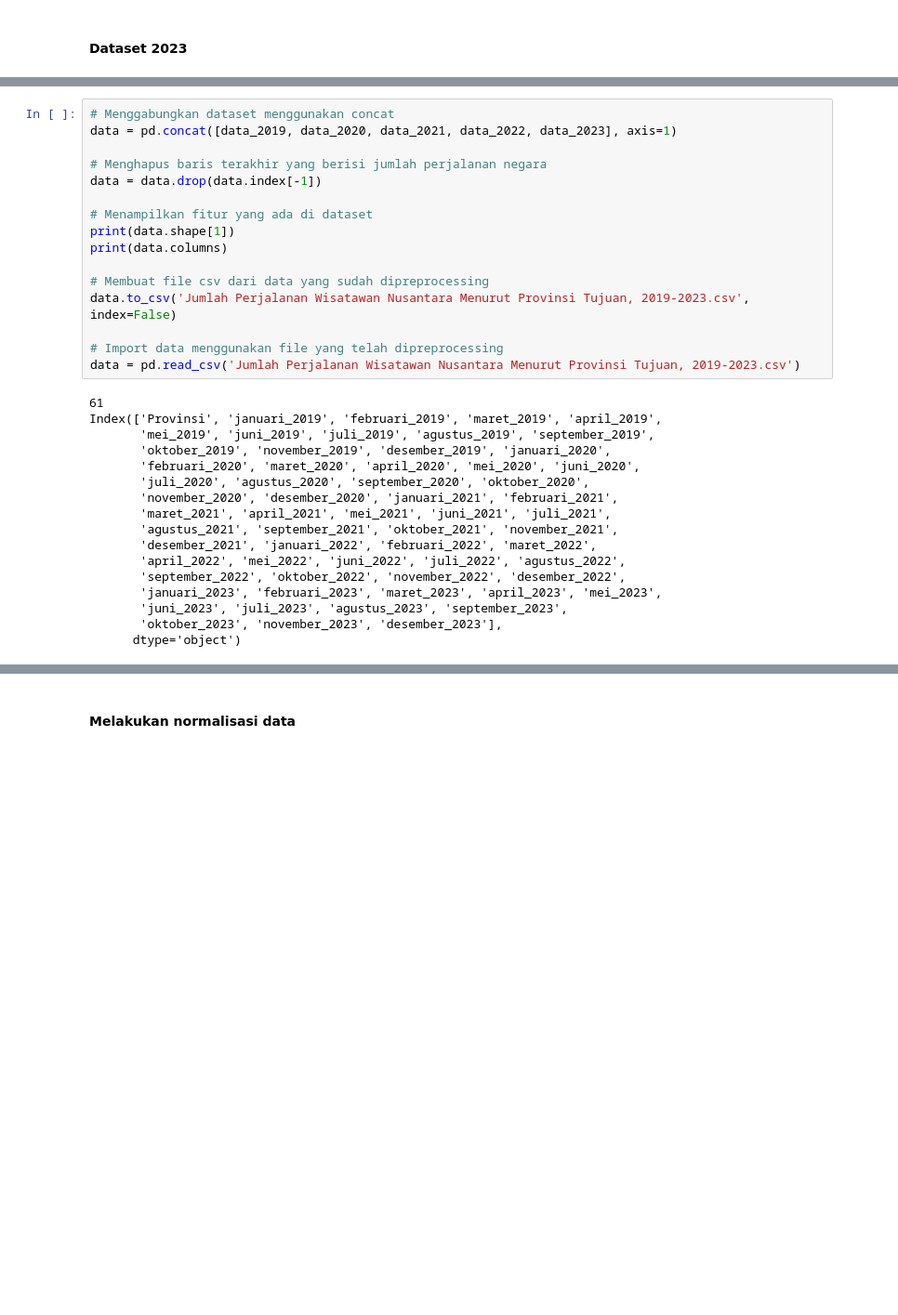
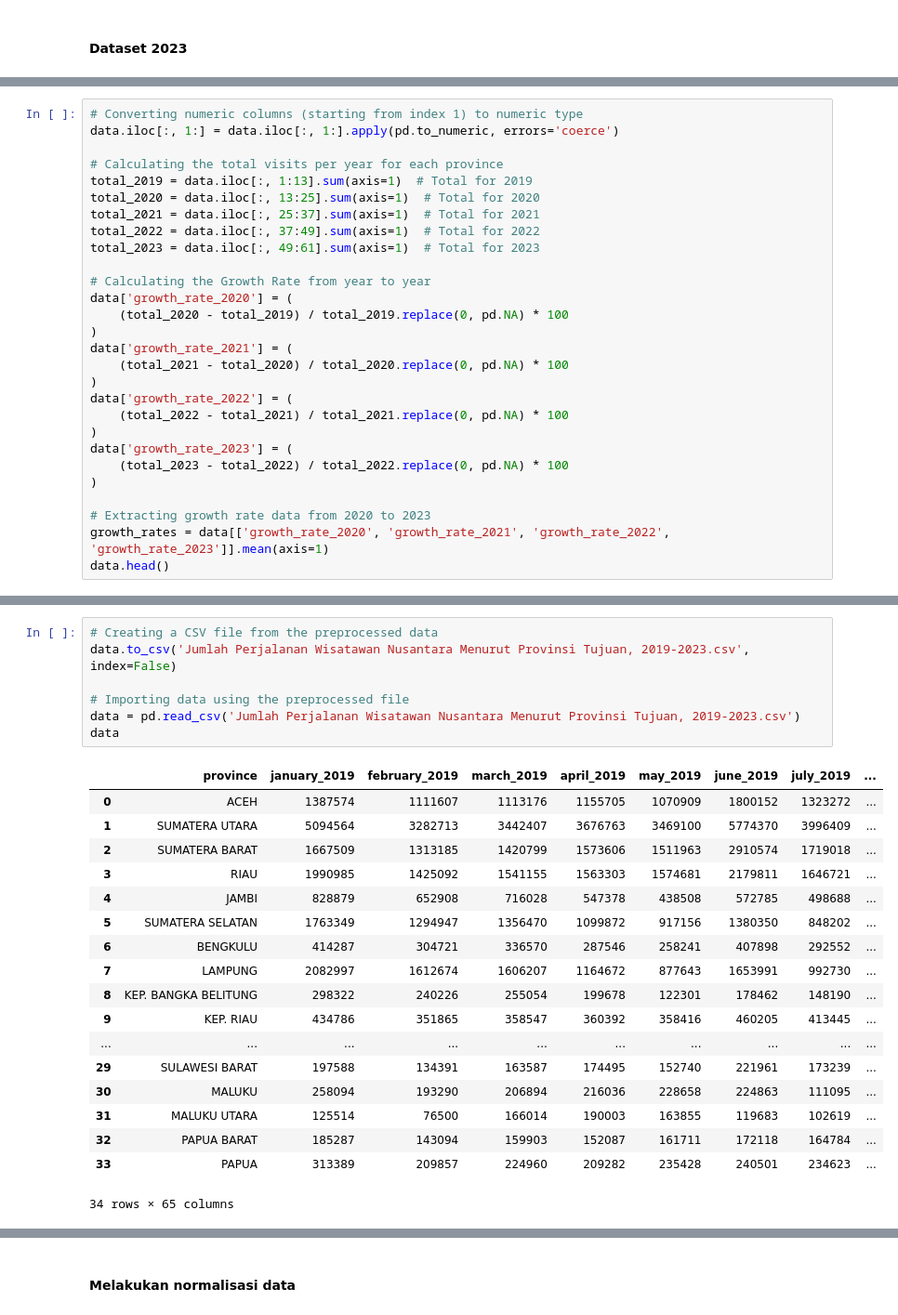
Before and after one commit to Ryuivan/machine-learning-ARIMA, a Jupyter notebook: arima.ipynb, the cells around one changed output, grey strips where cells are left out. Shown: that part at 93% size. Cells and saved outputs as stored; diff of their text form; blank space fills up the shorter version.

```diff
--- a/arima.ipynb
+++ b/arima.ipynb
@@ -245,0 +278,28 @@ Index(['januari_2023', 'februari_2023', 'maret_2023', 'april_2023', 'mei_2023',
+# %%
+# Converting numeric columns (starting from index 1) to numeric type
+data.iloc[:, 1:] = data.iloc[:, 1:].apply(pd.to_numeric, errors='coerce')
+
+# Calculating the total visits per year for each province
+total_2019 = data.iloc[:, 1:13].sum(axis=1)  # Total for 2019
+total_2020 = data.iloc[:, 13:25].sum(axis=1)  # Total for 2020
+total_2021 = data.iloc[:, 25:37].sum(axis=1)  # Total for 2021
+total_2022 = data.iloc[:, 37:49].sum(axis=1)  # Total for 2022
+total_2023 = data.iloc[:, 49:61].sum(axis=1)  # Total for 2023
+
+# Calculating the Growth Rate from year to year
+data['growth_rate_2020'] = (
+    (total_2020 - total_2019) / total_2019.replace(0, pd.NA) * 100
+)
+data['growth_rate_2021'] = (
+    (total_2021 - total_2020) / total_2020.replace(0, pd.NA) * 100
+)
+data['growth_rate_2022'] = (
+    (total_2022 - total_2021) / total_2021.replace(0, pd.NA) * 100
+)
+data['growth_rate_2023'] = (
+    (total_2023 - total_2022) / total_2022.replace(0, pd.NA) * 100
+)
+
+# Extracting growth rate data from 2020 to 2023
+growth_rates = data[['growth_rate_2020', 'growth_rate_2021', 'growth_rate_2022', 'growth_rate_2023']].mean(axis=1)
+data.head()
@@ -246,33 +316,26 @@ Index(['januari_2023', 'februari_2023', 'maret_2023', 'april_2023', 'mei_2023',
 # %%
-# Menggabungkan dataset menggunakan concat
-data = pd.concat([data_2019, data_2020, data_2021, data_2022, data_2023], axis=1)
-
-# Menghapus baris terakhir yang berisi jumlah perjalanan negara
-data = data.drop(data.index[-1])
-
-# Menampilkan fitur yang ada di dataset
-print(data.shape[1])
-print(data.columns)
-
-# Membuat file csv dari data yang sudah dipreprocessing
+# Creating a CSV file from the preprocessed data
 data.to_csv('Jumlah Perjalanan Wisatawan Nusantara Menurut Provinsi Tujuan, 2019-2023.csv', index=False)
 
-# Import data menggunakan file yang telah dipreprocessing
+# Importing data using the preprocessed file
 data = pd.read_csv('Jumlah Perjalanan Wisatawan Nusantara Menurut Provinsi Tujuan, 2019-2023.csv')
+data
 # %% [output]
+|  | province | january_2019 | february_2019 | march_2019 | april_2019 | may_2019 | june_2019 | july_2019 | ... |
+| 0 | ACEH | 1387574 | 1111607 | 1113176 | 1155705 | 1070909 | 1800152 | 1323272 | ... |
+| 1 | SUMATERA UTARA | 5094564 | 3282713 | 3442407 | 3676763 | 3469100 | 5774370 | 3996409 | ... |
+| 2 | SUMATERA BARAT | 1667509 | 1313185 | 1420799 | 1573606 | 1511963 | 2910574 | 1719018 | ... |
+| 3 | RIAU | 1990985 | 1425092 | 1541155 | 1563303 | 1574681 | 2179811 | 1646721 | ... |
+| 4 | JAMBI | 828879 | 652908 | 716028 | 547378 | 438508 | 572785 | 498688 | ... |
+| 5 | SUMATERA SELATAN | 1763349 | 1294947 | 1356470 | 1099872 | 917156 | 1380350 | 848202 | ... |
+| 6 | BENGKULU | 414287 | 304721 | 336570 | 287546 | 258241 | 407898 | 292552 | ... |
+| 7 | LAMPUNG | 2082997 | 1612674 | 1606207 | 1164672 | 877643 | 1653991 | 992730 | ... |
+| 8 | KEP. BANGKA BELITUNG | 298322 | 240226 | 255054 | 199678 | 122301 | 178462 | 148190 | ... |
+| 9 | KEP. RIAU | 434786 | 351865 | 358547 | 360392 | 358416 | 460205 | 413445 | ... |
+| ... | ... | ... | ... | ... | ... | ... | ... | ... | ... |
+| 29 | SULAWESI BARAT | 197588 | 134391 | 163587 | 174495 | 152740 | 221961 | 173239 | ... |
+| 30 | MALUKU | 258094 | 193290 | 206894 | 216036 | 228658 | 224863 | 111095 | ... |
+| 31 | MALUKU UTARA | 125514 | 76500 | 166014 | 190003 | 163855 | 119683 | 102619 | ... |
+| 32 | PAPUA BARAT | 185287 | 143094 | 159903 | 152087 | 161711 | 172118 | 164784 | ... |
+| 33 | PAPUA | 313389 | 209857 | 224960 | 209282 | 235428 | 240501 | 234623 | ... |
-61
-Index(['Provinsi', 'januari_2019', 'februari_2019', 'maret_2019', 'april_2019',
-       'mei_2019', 'juni_2019', 'juli_2019', 'agustus_2019', 'september_2019',
-       'oktober_2019', 'november_2019', 'desember_2019', 'januari_2020',
-       'februari_2020', 'maret_2020', 'april_2020', 'mei_2020', 'juni_2020',
-       'juli_2020', 'agustus_2020', 'september_2020', 'oktober_2020',
-       'november_2020', 'desember_2020', 'januari_2021', 'februari_2021',
-       'maret_2021', 'april_2021', 'mei_2021', 'juni_2021', 'juli_2021',
-       'agustus_2021', 'september_2021', 'oktober_2021', 'november_2021',
-       'desember_2021', 'januari_2022', 'februari_2022', 'maret_2022',
-       'april_2022', 'mei_2022', 'juni_2022', 'juli_2022', 'agustus_2022',
-       'september_2022', 'oktober_2022', 'november_2022', 'desember_2022',
-       'januari_2023', 'februari_2023', 'maret_2023', 'april_2023', 'mei_2023',
-       'juni_2023', 'juli_2023', 'agustus_2023', 'september_2023',
-       'oktober_2023', 'november_2023', 'desember_2023'],
-      dtype='object')
+34 rows × 65 columns
```
Also changed, not shown: parts of 27 cells of this notebook, 1 other file.
